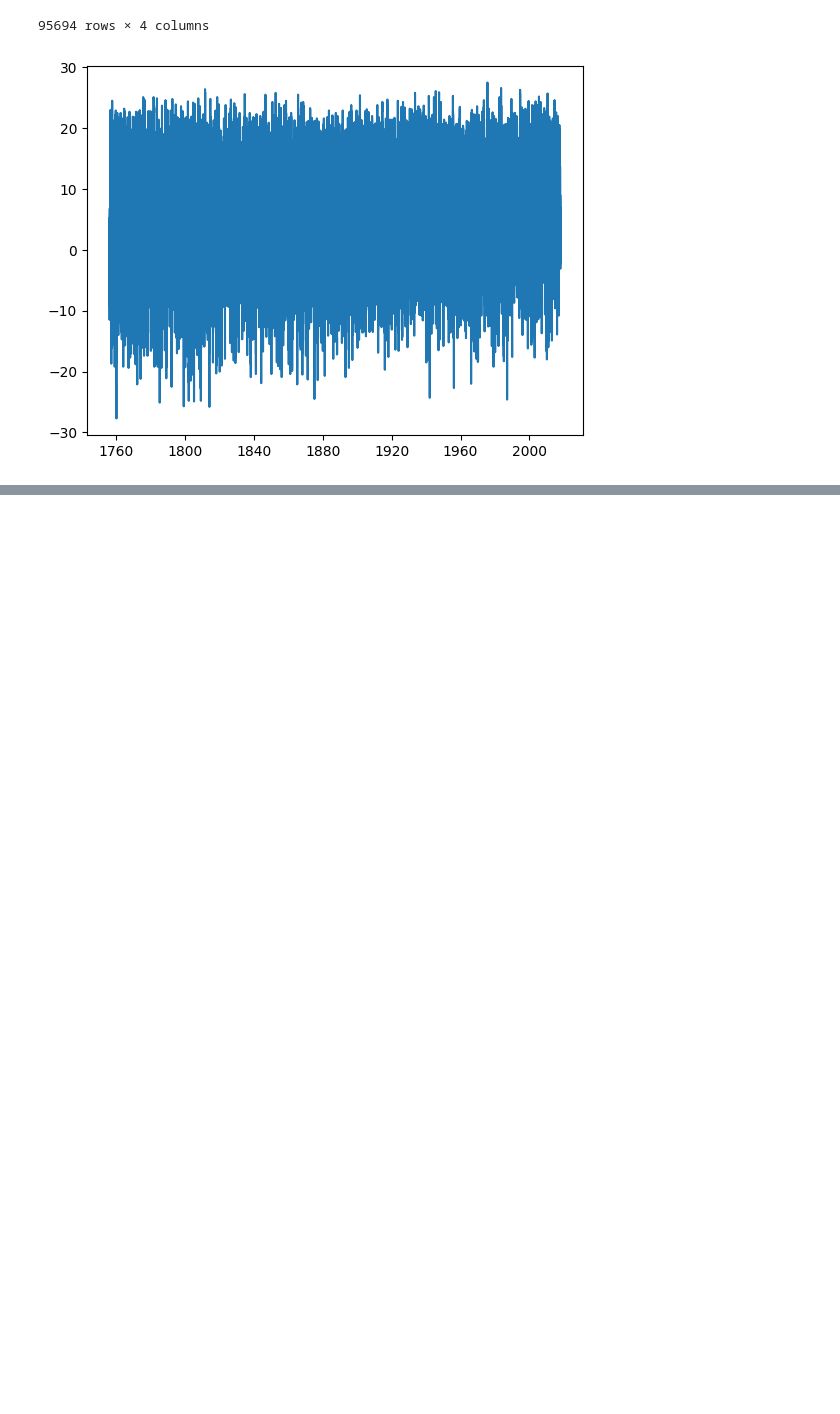
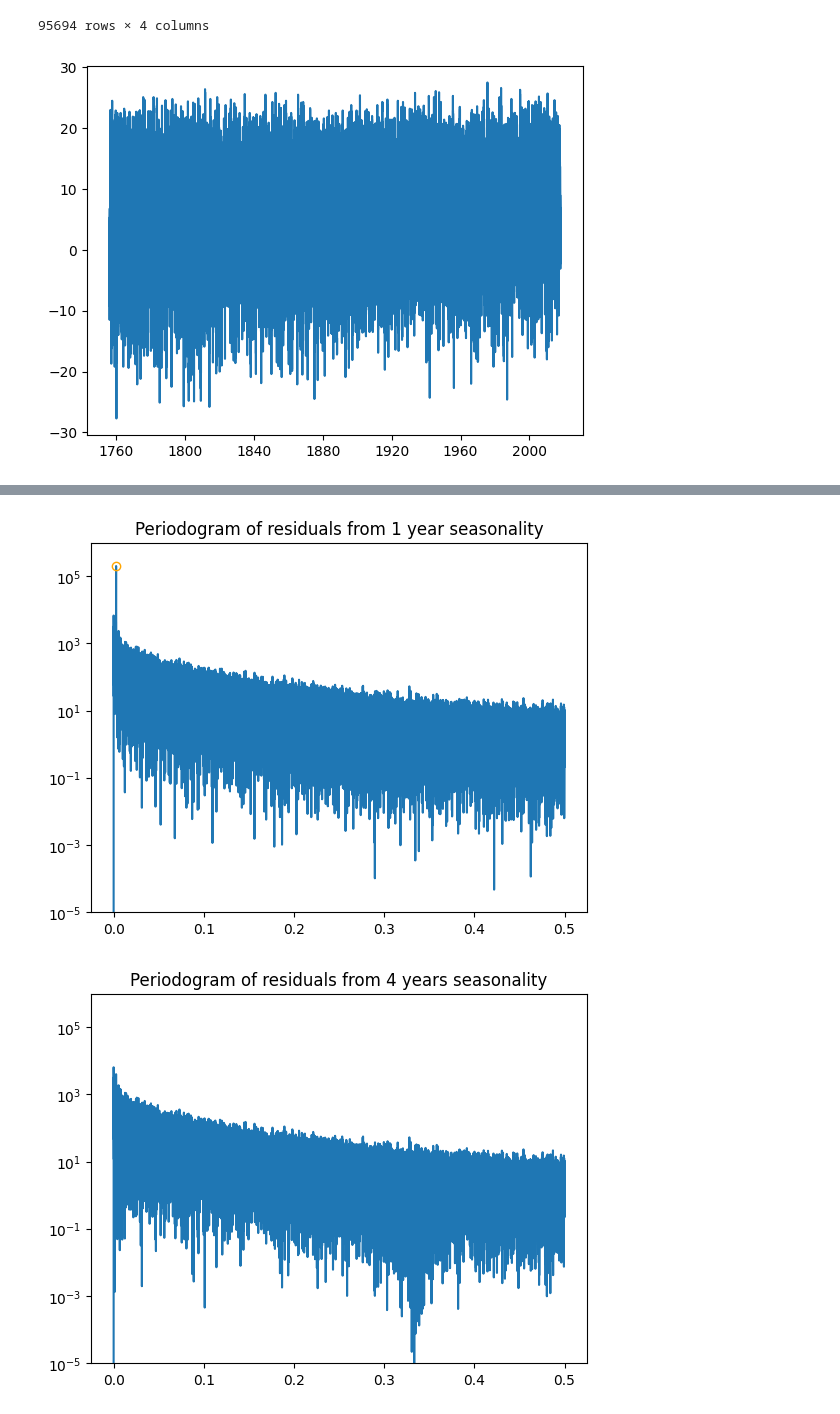
Before and after one commit to XindiLiu/TS_Project, a Jupyter notebook: partA.ipynb, the cells around one changed output, grey strips where cells are left out. Saved outputs shown, nothing was run; the diff lists cells and outputs as text; code cells hidden in the pictures; blank space fills up the shorter version.

```diff
--- a/partA.ipynb
+++ b/partA.ipynb
@@ -80,0 +82,19 @@ plt.plot(f,px)
+# %%
+f, px =periodogram(seas_decompose_1_year.resid)
+plt.plot(f,px)
+plt.title("Periodogram of residuals from 1 year seasonality")
+plt.yscale("log")
+plt.ylim([1E-5,1E6])
+max_p=np.max(px)
+max_f=f[np.argmax(px)]
+plt.plot(max_f,max_p,'o',markerfacecolor='none',markeredgecolor='orange')
+plt.show()
+f, px =periodogram(seas_decompose_4_years.resid)
+plt.plot(f,px)
+plt.title("Periodogram of residuals from 4 years seasonality")
+plt.yscale("log")
+plt.ylim([1E-5,1E6])
+plt.show()
+# %% [output]
+[figure, added]
+[figure, added]
```
Also changed, not shown: parts of 17 cells of this notebook.
